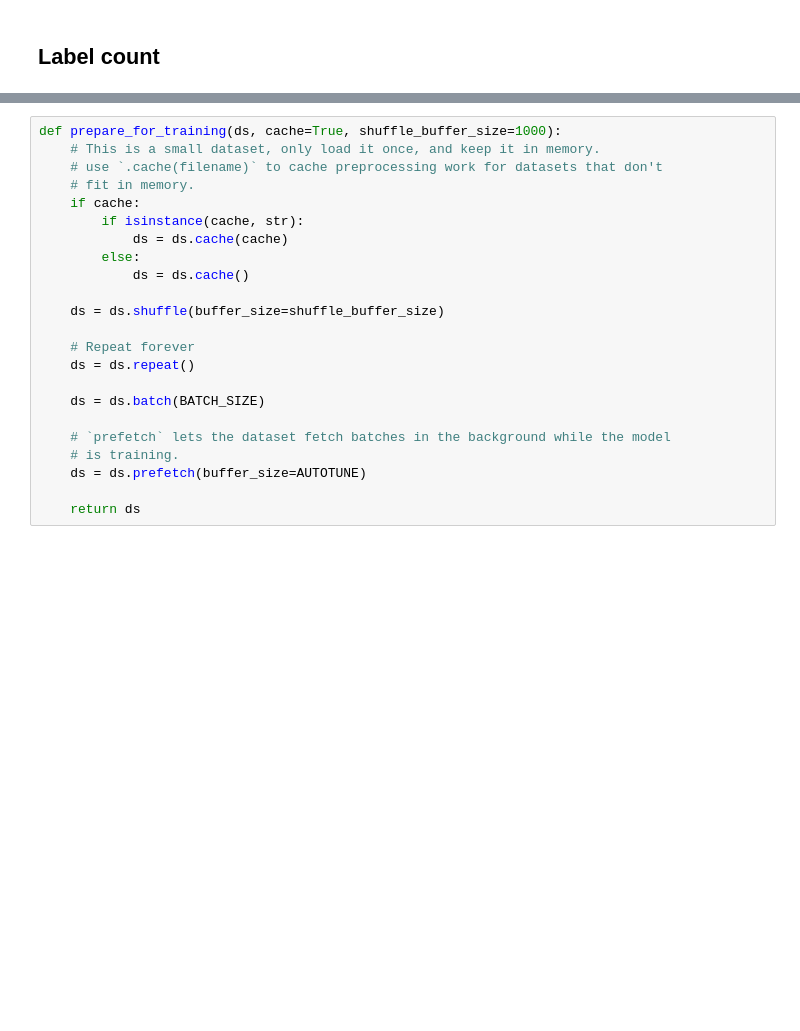
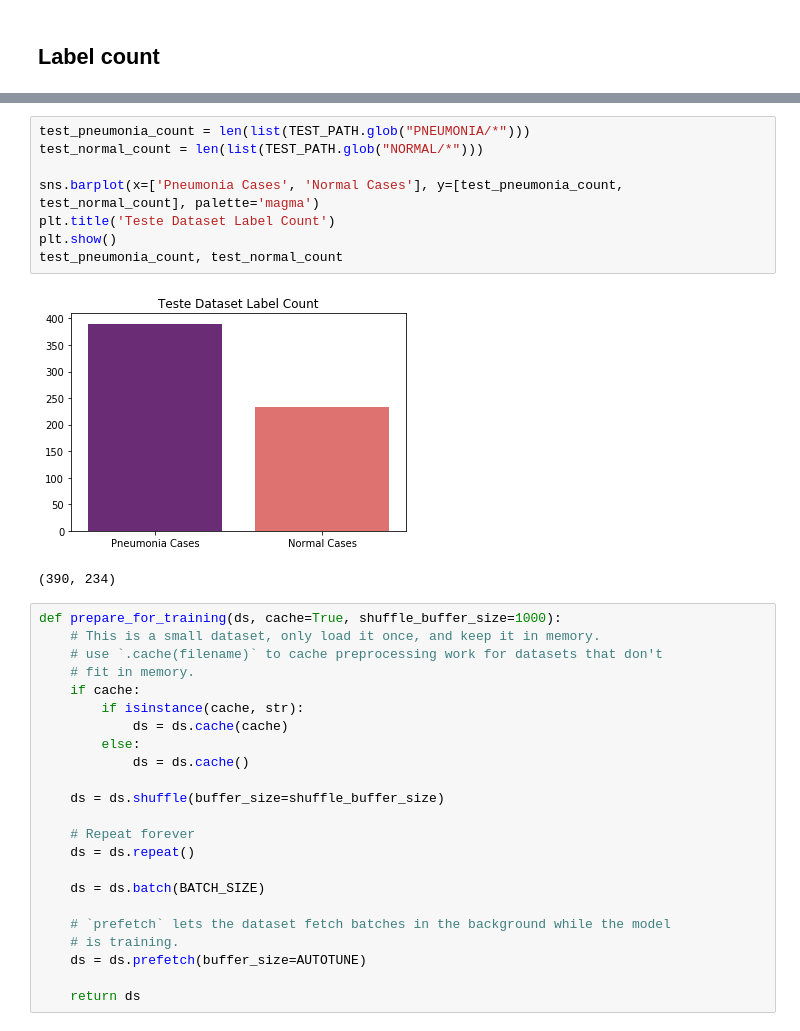
Before and after one commit to deeplearningunb/pneumonia-diagnosis, a Jupyter notebook: demo.ipynb, the cells around one changed output, grey strips where cells are left out. Cells and saved outputs as stored; diff of their text form; blank space fills up the shorter version.

```diff
--- a/demo.ipynb
+++ b/demo.ipynb
@@ -126,4 +126,15 @@ pneumonia_count, normal_count
 (3875, 1341)
+# %%
+test_pneumonia_count = len(list(TEST_PATH.glob("PNEUMONIA/*")))
+test_normal_count = len(list(TEST_PATH.glob("NORMAL/*")))
+
+sns.barplot(x=['Pneumonia Cases', 'Normal Cases'], y=[test_pneumonia_count, test_normal_count], palette='magma')
+plt.title('Teste Dataset Label Count')
+plt.show()
+test_pneumonia_count, test_normal_count
+# %% [output]
+[figure, added]
+(390, 234)
 # %%
 def prepare_for_training(ds, cache=True, shuffle_buffer_size=1000):
     # This is a small dataset, only load it once, and keep it in memory.
```
Also changed, not shown: parts of 6 cells of this notebook.
